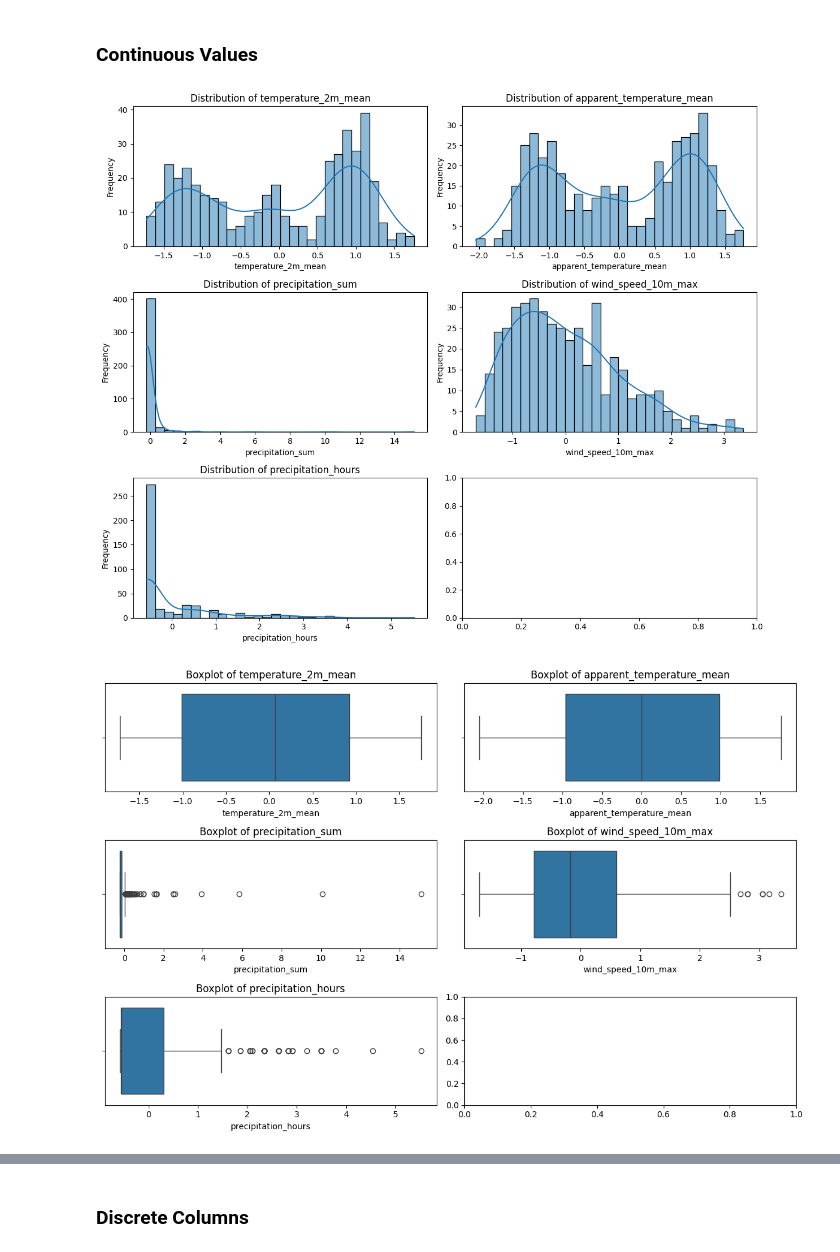
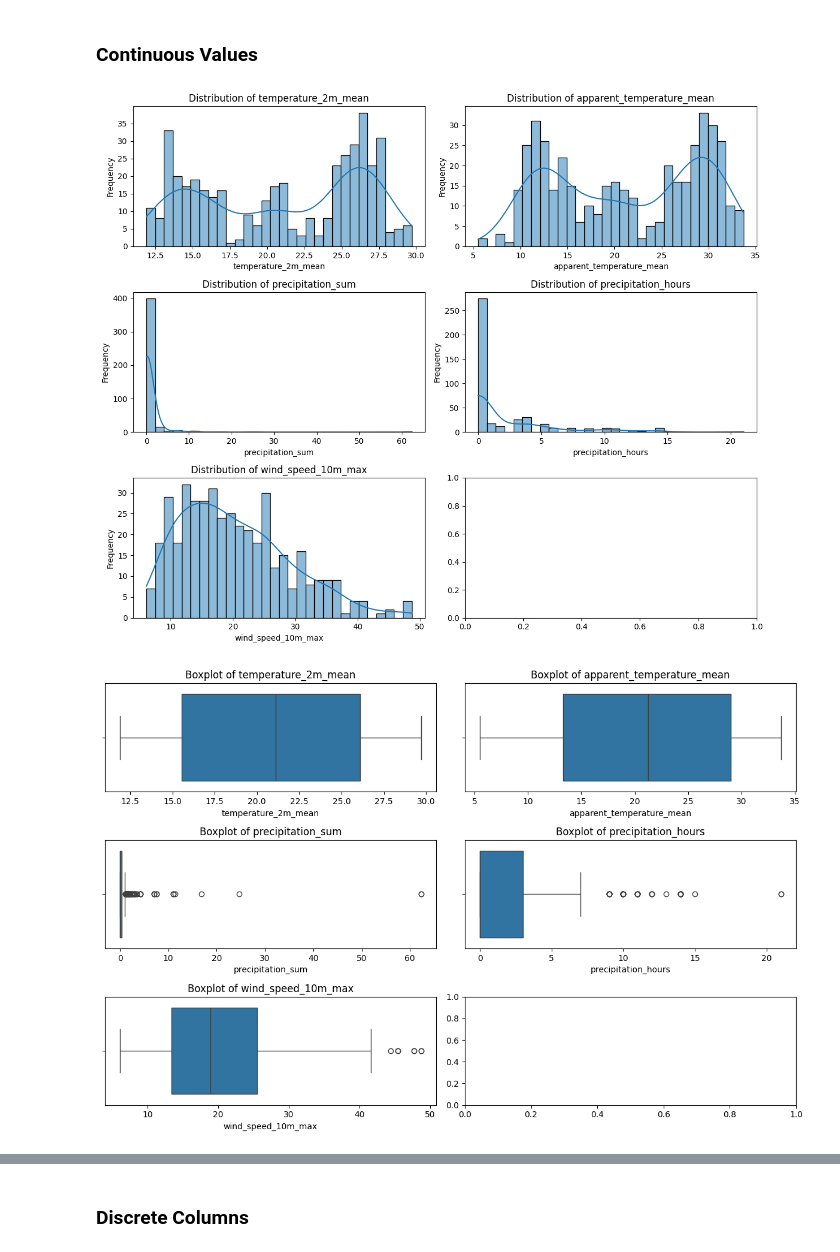
Before and after one commit to LucaKingu/Applied-Machine-Learning--ICS5110--Assignment, a Jupyter notebook: 2_exploratory_analysis.ipynb, the cells around one changed output, grey strips where cells are left out. Cells and saved outputs as stored; diff of their text form; code cells hidden in the pictures.

```diff
--- a/2_exploratory_analysis.ipynb
+++ b/2_exploratory_analysis.ipynb
@@ -13,6 +35,6 @@ from sklearn.feature_extraction.text import TfidfVectorizer #Vecctorizing Text
 # %%
 #Import the Finalised dataset from step 1
-df = pd.read_csv("Datasets/Finalized_Dataset.csv", sep=",", header=0)
+df = pd.read_csv("Datasets/Finalized_Dataset_Unstardadized.csv", sep=",", header=0)
 print(df.head(5)) # Display the head
 # %% [output]
                                              content  temperature_2m_mean  \
@@ -97,34 +118,33 @@ The following table, interpreatates the tags and their mean to show how common t
 # %% [markdown]
 ### Continuous Values
 # %%
-
 ## Continues Columns for a Histogram Plot
 continuous_cols = [
     "temperature_2m_mean",
     "apparent_temperature_mean",
     "precipitation_sum",
+    "precipitation_hours",
     "wind_speed_10m_max",
-    "precipitation_hours"
 ]
 
 #Initialize the 2x2 grid
 fig, axes = plt.subplots(3, 2, figsize=(12, 10))
 
 axes = axes.flatten()
 
 #Loop through your columns and assign each to an axis
 for i, col in enumerate(continuous_cols):
     sns.histplot(df[col], kde=True, bins=30, ax=axes[i])
 
     # Use axes[i] to set titles and labels for each specific subplot
     axes[i].set_title(f"Distribution of {col}")
     axes[i].set_xlabel(col)
     axes[i].set_ylabel("Frequency")
 
 plt.tight_layout() #Makes it look pretty
 plt.show()
 # %% [output]
-[figure, old version]
+[figure, new version]
 # %%
 #Initialize the 2x2 grid
 fig, axes = plt.subplots(3, 2, figsize=(12, 8))
@@ -142,7 +162,7 @@ for i, col in enumerate(continuous_cols):
 plt.tight_layout() #Makes it look pretty
 plt.show()
 # %% [output]
-[figure, old version]
+[figure, new version]
 # %%
 df[continuous_cols].agg(["skew", "kurtosis"]).T #Needs to discussed
 # %% [output]
```
Also changed, not shown: parts of 34 cells of this notebook.
